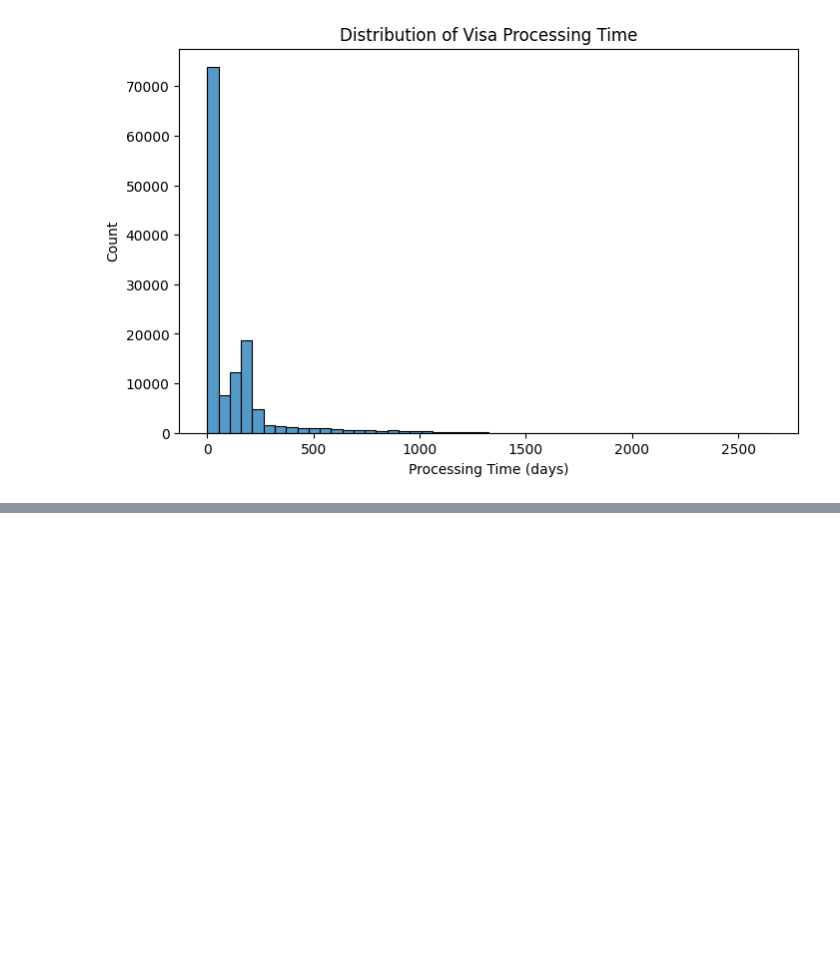
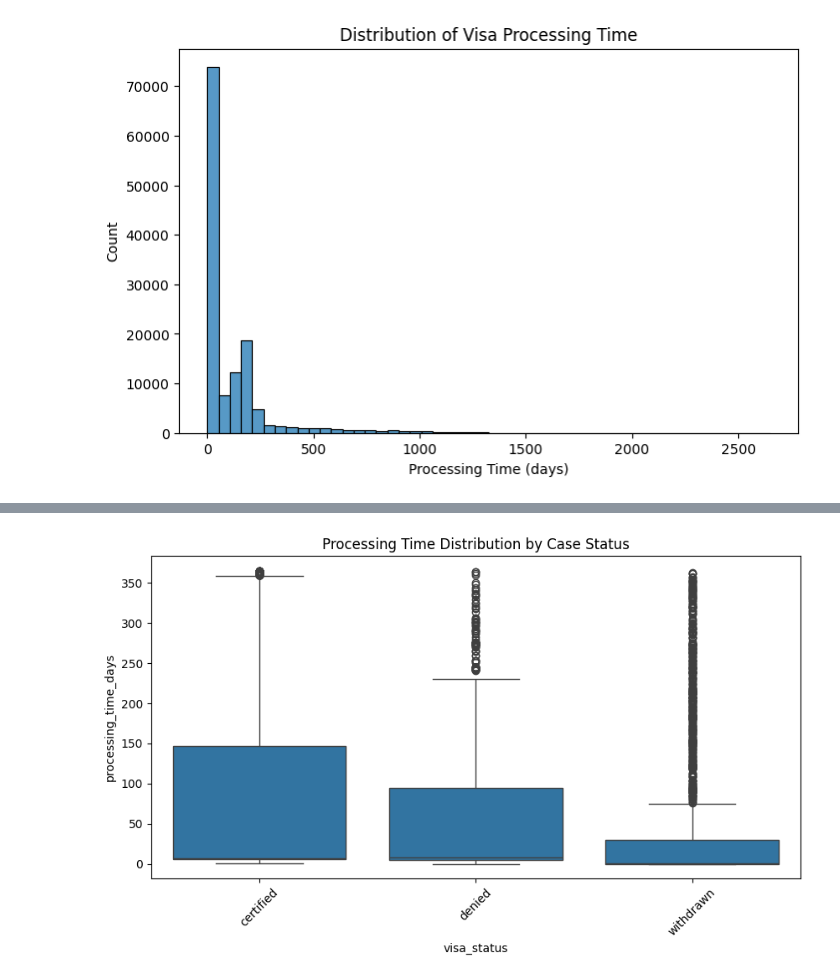
Before and after one commit to Devax27/AI-Enabled-Visa-Processing-Estimator, a Jupyter notebook: eda.ipynb, the cells around one changed output, grey strips where cells are left out. Saved outputs shown, nothing was run; the diff lists cells and outputs as text; code cells hidden in the pictures; blank space fills up the shorter version.

```diff
--- a/eda.ipynb
+++ b/eda.ipynb
@@ -59,0 +102,12 @@ df = df[df["processing_time_days"] <= 365]
+# %%
+plt.figure(figsize=(10, 5))
+sns.boxplot(
+    x="visa_status",
+    y="processing_time_days",
+    data=df
+)
+plt.xticks(rotation=45)
+plt.title("Processing Time Distribution by Case Status")
+plt.show()
+# %% [output]
+[figure, added]
```
Also changed, not shown: parts of 11 cells of this notebook.
